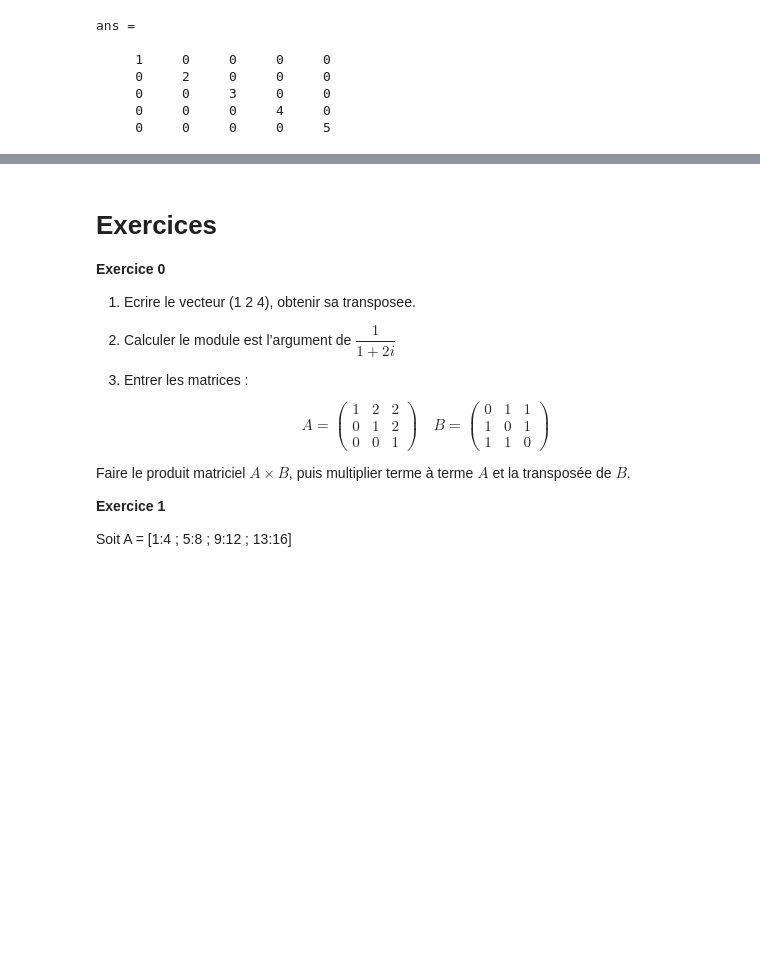
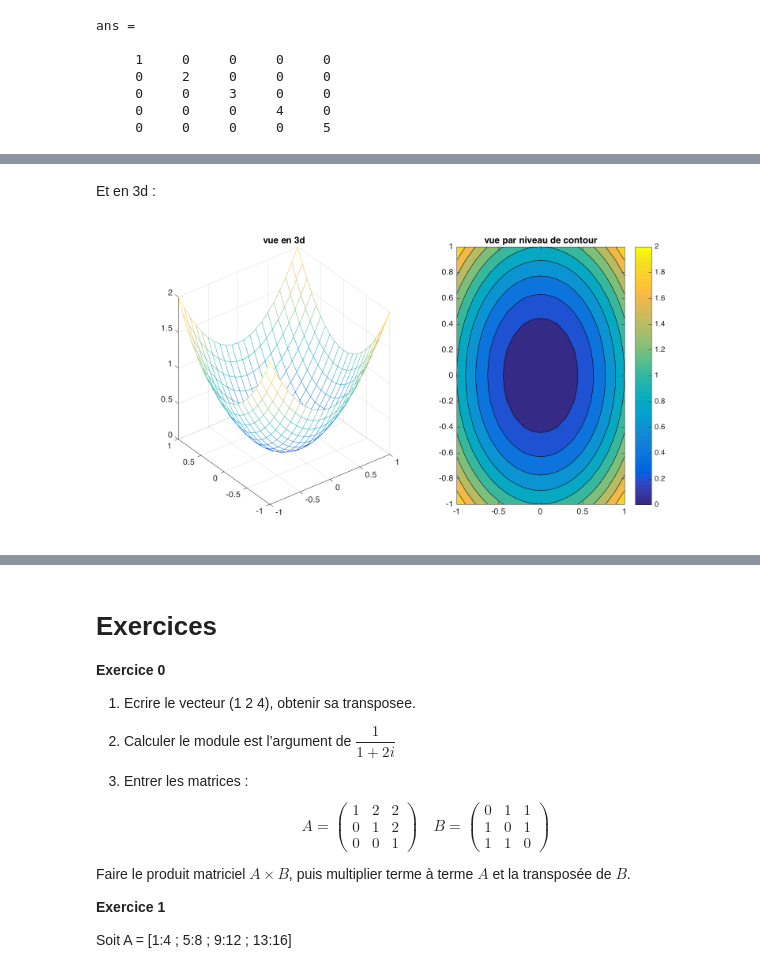
Before and after one commit to clopeau/Matlab, a Jupyter notebook: Introduction à Matlab.ipynb, the cells around one changed output, grey strips where cells are left out. Saved outputs shown, nothing was run; the diff lists cells and outputs as text; code cells hidden in the pictures; blank space fills up the shorter version.

```diff
--- a/Introduction à Matlab.ipynb
+++ b/Introduction à Matlab.ipynb
@@ -1281,0 +1381,16 @@ title('x et [y z]')
+# %% [markdown]
+Et en 3d :
+# %%
+h=figure();
+
+subplot(1,2,1)
+[X,Y]=meshgrid(-1:0.1:1,-1:0.1:1);
+mesh(X,Y,X.^2+Y.^2)
+title('vue en 3d')
+
+subplot(1,2,2)
+contourf(X,Y,X.^2+Y.^2)
+colorbar
+title('vue par niveau de contour')
+# %% [output]
+[figure, added]
```
Also changed, not shown: parts of 56 cells of this notebook.
